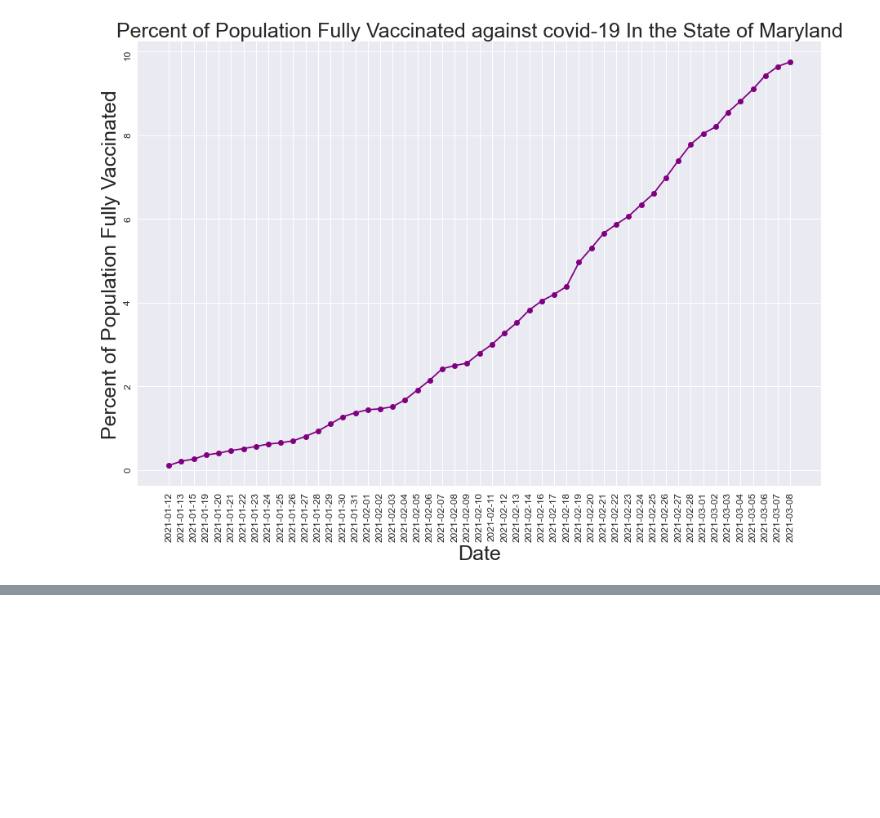
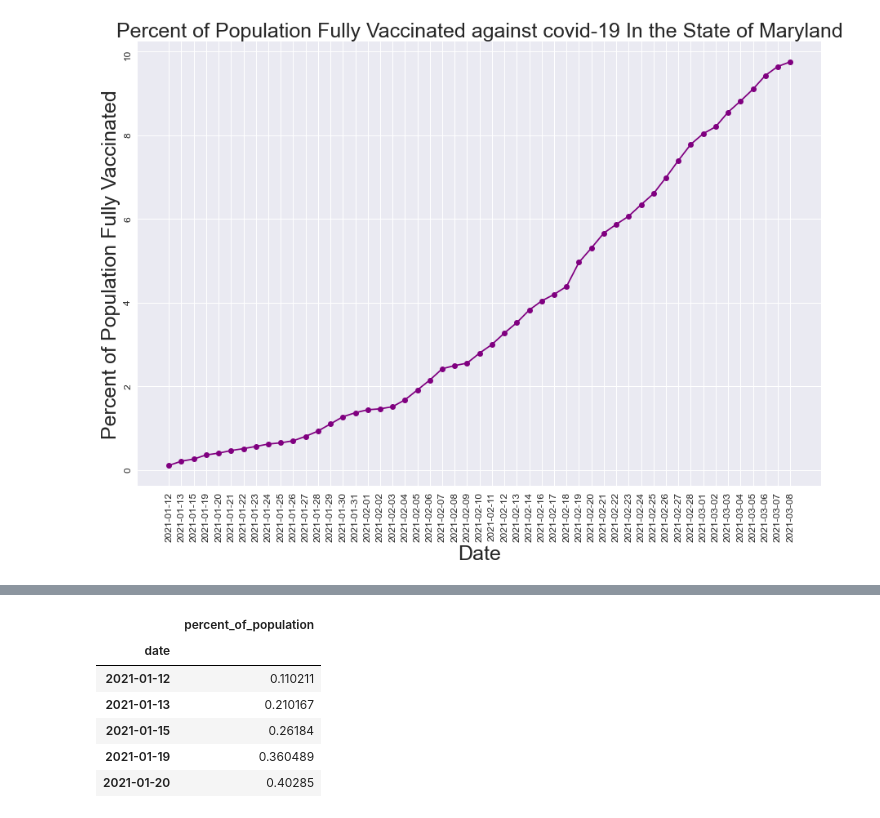
Before and after one commit to ccgrace/maryland_vaccination, a Jupyter notebook: Covid19-Vaccination-Analysis/Vaccionation_in_Maryland_starter.ipynb, the cells around one changed output, grey strips where cells are left out. Cells and saved outputs as stored; diff of their text form; code cells hidden in the pictures; blank space fills up the shorter version.

```diff
--- a/Covid19-Vaccination-Analysis/Vaccionation_in_Maryland_starter.ipynb
+++ b/Covid19-Vaccination-Analysis/Vaccionation_in_Maryland_starter.ipynb
@@ -342,0 +369,13 @@ plt.tick_params(labelsize=12, rotation=90)
+# %%
+#reduces dataframe to just date and percent of population and sets date as index
+time_phased = md_vaccinated_clean_date.set_index('date')
+time_phased = time_phased[['percent_of_population']]
+time_phased.head()
+# %% [output]
+|  | percent_of_population |
+| date |  |
+| 2021-01-12 | 0.110211 |
+| 2021-01-13 | 0.210167 |
+| 2021-01-15 | 0.26184 |
+| 2021-01-19 | 0.360489 |
+| 2021-01-20 | 0.40285 |
```
Also changed, not shown: parts of 5 cells of this notebook.
